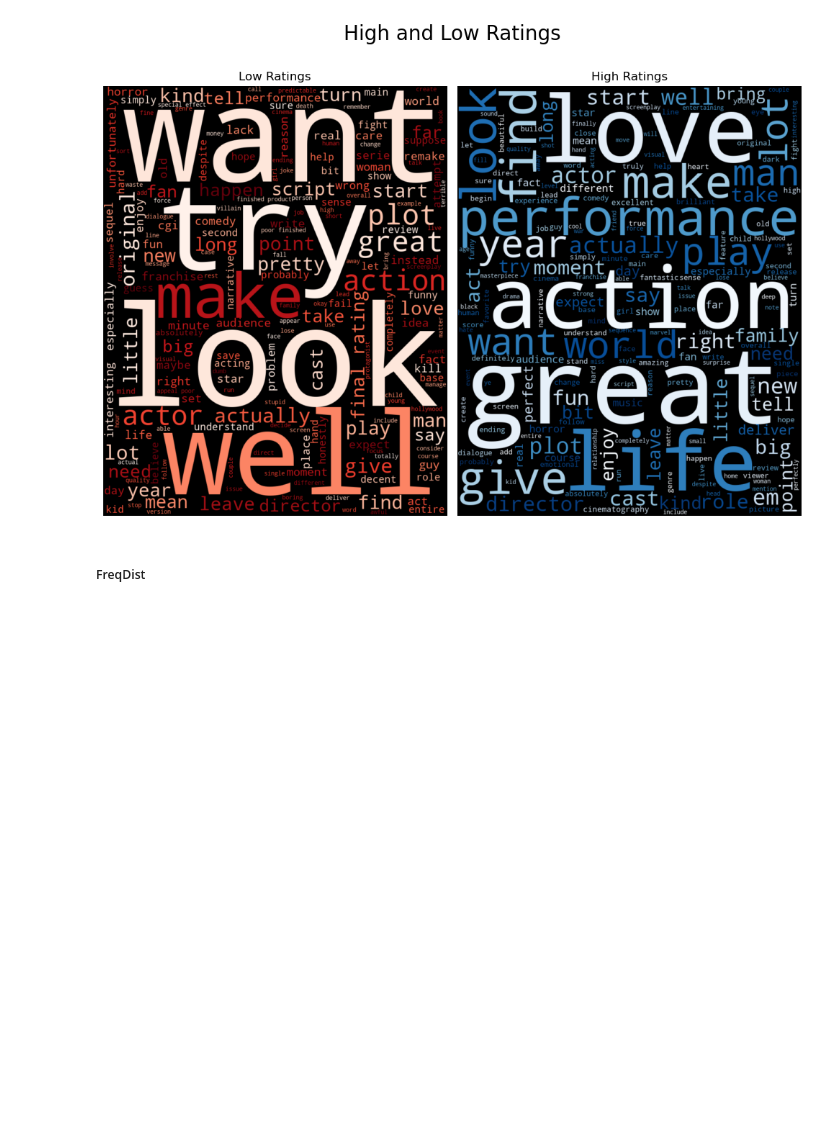
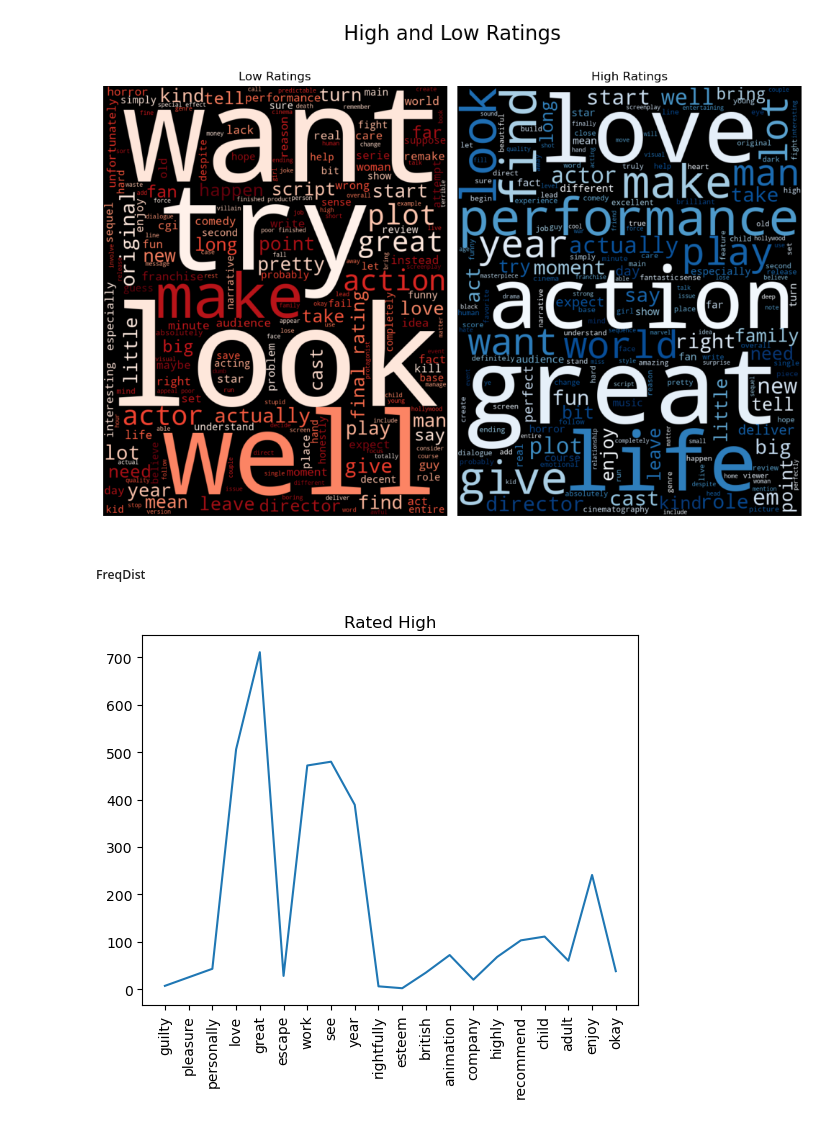
Before and after one commit to Gondram/Exploration-of-IMDB-rating-predictors, a Jupyter notebook: NLP_Analysis_of_Movie_Reviews.ipynb, the cells around one changed output. Saved outputs shown, nothing was run; the diff lists cells and outputs as text; code cells hidden in the pictures; blank space fills up the shorter version.

```diff
--- a/NLP_Analysis_of_Movie_Reviews.ipynb
+++ b/NLP_Analysis_of_Movie_Reviews.ipynb
@@ -231,7 +232,21 @@ plt.savefig('Images/Wordcloud.png')
 # %%
 # making lists for the freq plot
 high_list = df.loc[filter_high, 'spacy_lemmas'].explode().to_list()
 high_dist = FreqDist(high_list)
+
+x = list(high_dist.keys())
+y = list(high_dist.values())
+
+# Plotting
+fig, ax = plt.subplots()
+ax.plot(x[:20], y[:20])
+plt.title("Rated High")
+plt.xticks(rotation=90)
+
+plt.savefig('Images/high_freq_dist.png')
+plt.show()
+# %% [output]
+[figure, added]
 # %%
 low_list = df.loc[filter_low, 'spacy_lemmas'].explode().to_list()
 low_dist = FreqDist(low_list)
```
Also changed, not shown: parts of 6 cells of this notebook, 3 other files.
